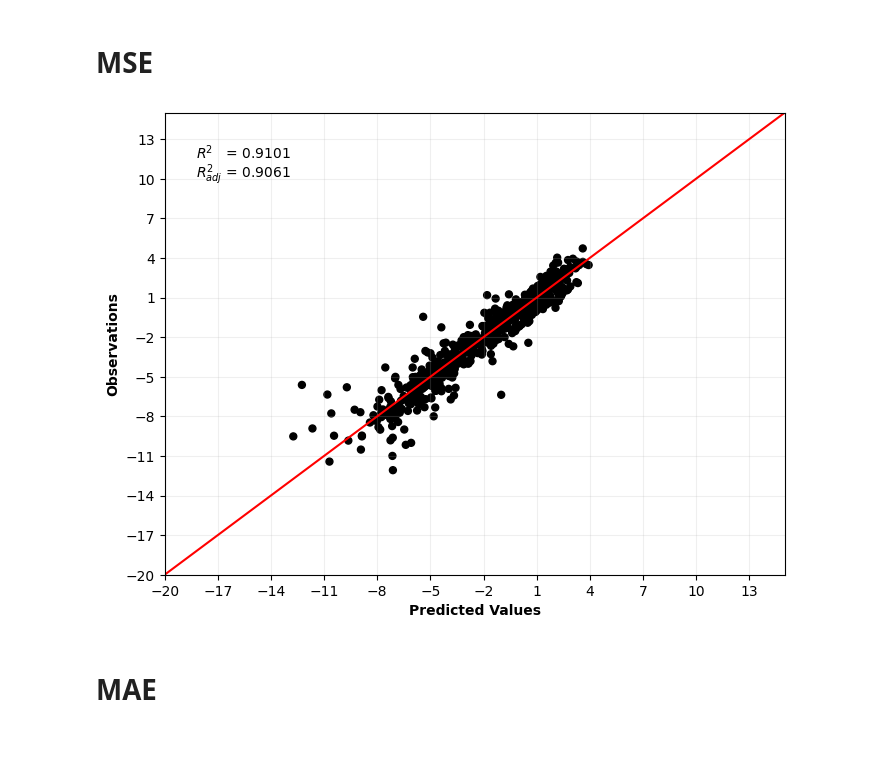
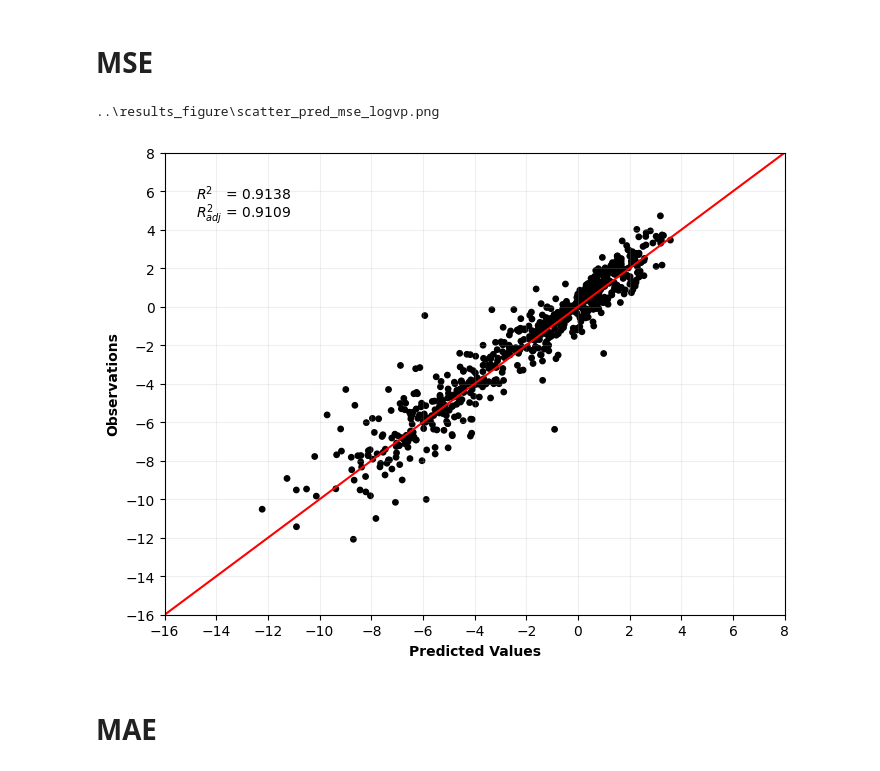
Before and after one commit to DSjayjang/Project, a Jupyter notebook: ChemGCNs/visualization/scatter_pred.ipynb, the cells around one changed output. Drawn from its saved outputs; the diff is of its cells as text; code cells hidden in the pictures; blank space fills up the shorter version.

Commit message:
logvp

```diff
--- a/ChemGCNs/visualization/scatter_pred.ipynb
+++ b/ChemGCNs/visualization/scatter_pred.ipynb
@@ -54,9 +50,9 @@ adjusted r2_mse: 0.9060936890248421
 # %% [markdown]
 # MSE
 # %%
-if dataset in ['freesolv', 'esol', 'lipo']:
+if dataset in ['freesolv', 'esol', 'lipo', 'logvp']:
     s = 15
-elif dataset in ['vd', 'logp', 'logvp']:
+elif dataset in ['vd', 'logp', 'logvp_old']:
     s = 25
 
 from matplotlib.colors import ListedColormap
@@ -89,43 +85,49 @@ elif dataset == 'lipo':
     plt.xticks(range(-4, 10, 2))
     plt.yticks(range(-4, 10, 2))
 elif dataset == 'logp':
     plt.xlim(-4, 6)
     plt.ylim(-4, 6)
     plt.xticks(range(-4, 7, 1))
     plt.yticks(range(-4, 7, 1))
+elif dataset == 'logvp_old':
+    plt.xlim(-15, 15)
+    plt.ylim(-15, 15)
+    plt.xticks(range(-15, 16, 3))
+    plt.yticks(range(-15, 16, 3))
 elif dataset == 'logvp':
-    plt.xlim(-20, 15)
-    plt.ylim(-20, 15)
-    plt.xticks(range(-20, 16, 3))
-    plt.yticks(range(-20, 16, 3))
+    plt.xlim(-16, 8)
+    plt.ylim(-16, 8)
+    plt.xticks(range(-16, 9, 2))
+    plt.yticks(range(-16, 9, 2))
 # elif dataset == 'vd':
 #     plt.xlim(0, 8)
 #     plt.ylim(0, 8)
 #     plt.xticks(range(0, 9, 1))
 #     plt.yticks(range(0, 9, 1))
 
 plt.xlabel("Predicted Values", fontweight = 'bold')
 plt.ylabel("Observations", fontweight = 'bold')
 
 plt.text(0.05, 0.90, rf'$R{{^2}}$   = {r2_mse:.4f}',
          transform = plt.gca().transAxes,
          fontsize = 10,)
 plt.text(0.05, 0.86, rf'$R_{{adj}}^2$ = {adjusted_r2_mse:.4f}',
          transform = plt.gca().transAxes,
          fontsize = 10,)
 
 
 plt.grid(alpha = 0.2)
 
-# # 저장
-# file_name = f'scatter_pred_mse_{dataset}.png'
-# file_path = os.path.join(save_dir, file_name)
-# print(file_path)
-# plt.savefig(file_path, dpi = 300, bbox_inches = 'tight')
+# 저장
+file_name = f'scatter_pred_mse_{dataset}.png'
+file_path = os.path.join(save_dir, file_name)
+print(file_path)
+plt.savefig(file_path, dpi = 300, bbox_inches = 'tight')
 
 plt.show()
 # %% [output]
+..\results_figure\scatter_pred_mse_logvp.png
-[figure, old version]
+[figure, new version]
 # %% [markdown]
 # MAE
 # %%
```
Also changed, not shown: parts of 4 cells of this notebook, 52 other files.
